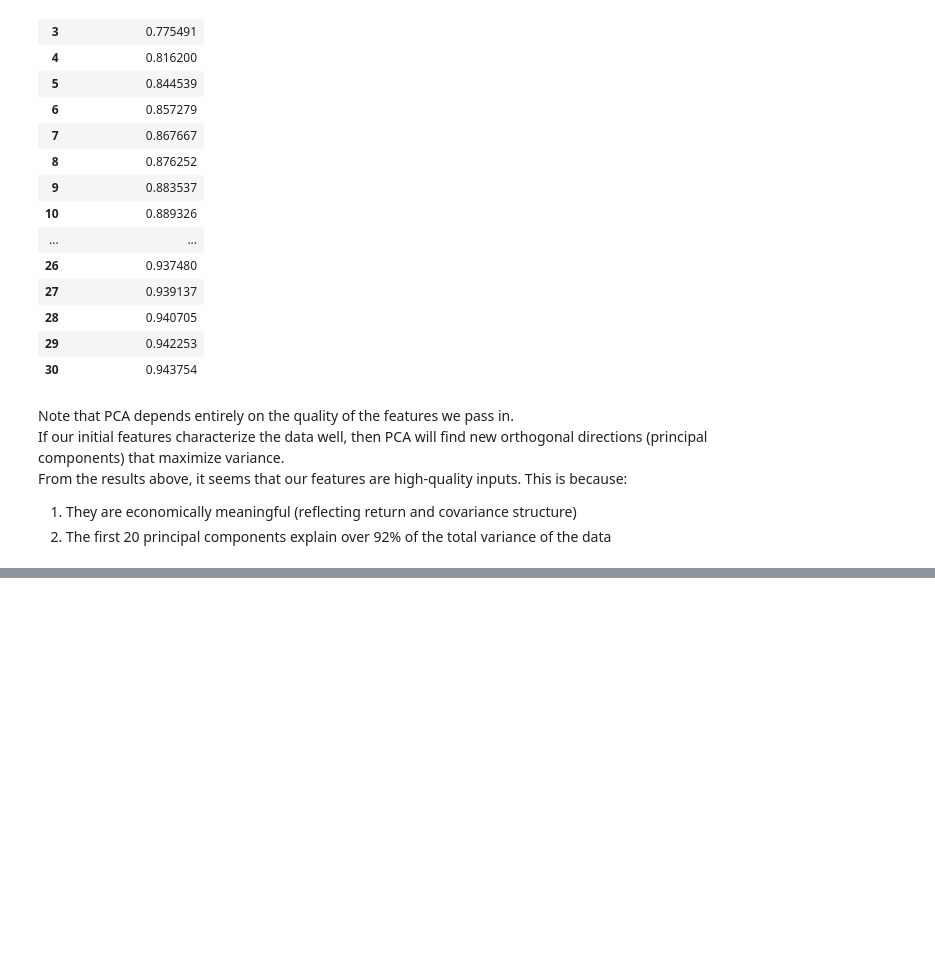
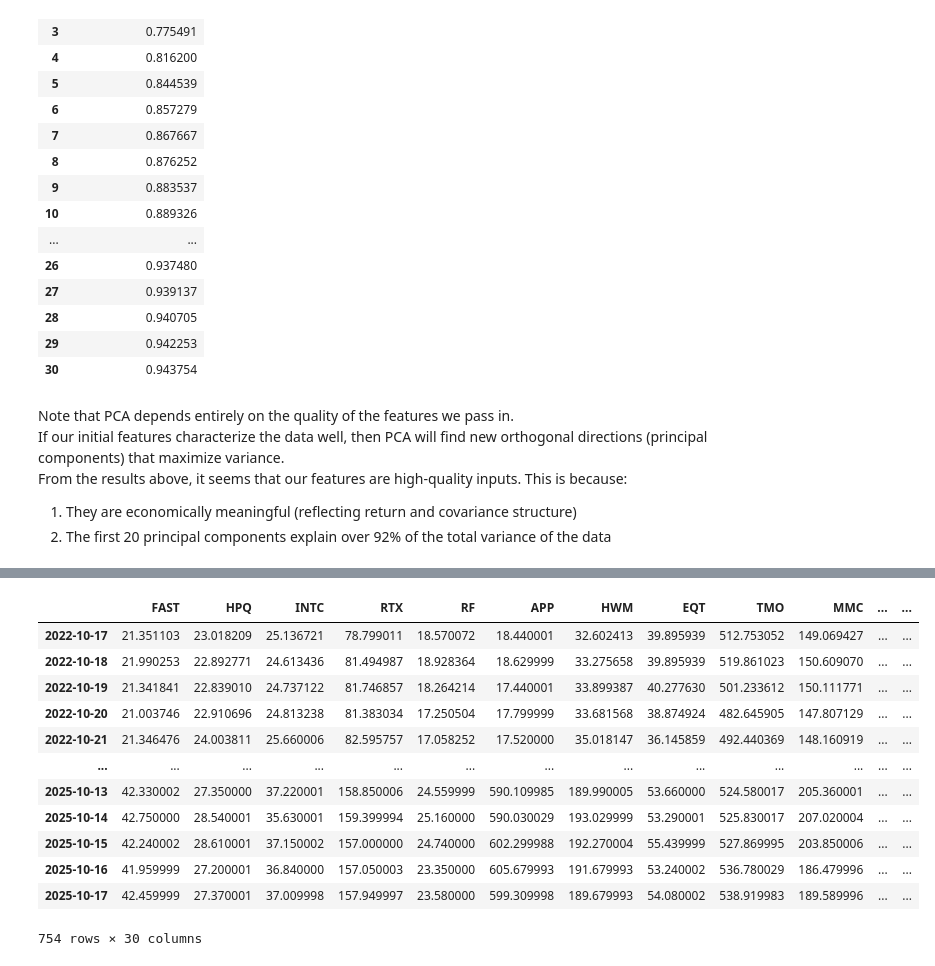
Before and after one commit to Taowen0806/SP500-Portfolio-Optimization, a Jupyter notebook: main.ipynb, the cells around one changed output, grey strips where cells are left out. Cells and saved outputs as stored; diff of their text form; code cells hidden in the pictures; blank space fills up the shorter version.

```diff
--- a/main.ipynb
+++ b/main.ipynb
@@ -308,0 +327,17 @@ k = number of clusters = portfolio size
+# %%
+n_clusters = 30
+cluster = KMeans(
+    algorithm='lloyd',
+    n_clusters=n_clusters,
+    max_iter=1000,
+    n_init=10,
+    random_state=42
+)
+cluster.fit(new_feature_matrix)
+
+centroids = cluster.cluster_centers_
+labels = cluster.labels_
+
+print('Shape of the centroids:', centroids.shape)
+print('\nLabels:')
+print(labels)
@@ -308,0 +362,9 @@ k = number of clusters = portfolio size
+# %%
+print('Stocks in each of the clusters:\n')
+
+stocks_array = np.array(stock_price.columns)
+
+for i in range(n_clusters):
+    print('Cluster {} has the following stocks:'.format(i))
+    stocks_in_cluster = stocks_array[labels == i]
+    print(stocks_in_cluster, '\n')
@@ -308,0 +392,11 @@ k = number of clusters = portfolio size
+# %%
+np.random.seed(42)
+
+portfolio = []
+for i in range(n_clusters):
+    stocks_in_cluster = stocks_array[labels==i]
+    chosen_stock = np.random.choice(stocks_in_cluster)
+    portfolio.append(chosen_stock)
+print('An example of a portfolio:')
+print(portfolio)
+print('\nPortfolio size:', len(portfolio))
@@ -308,0 +414,17 @@ k = number of clusters = portfolio size
+# %%
+portfolio_df = stock_price[portfolio]
+portfolio_df
+# %% [output]
+|  | FAST | HPQ | INTC | RTX | RF | APP | HWM | EQT | TMO | MMC | ... | ... |
+| 2022-10-17 | 21.351103 | 23.018209 | 25.136721 | 78.799011 | 18.570072 | 18.440001 | 32.602413 | 39.895939 | 512.753052 | 149.069427 | ... | ... |
+| 2022-10-18 | 21.990253 | 22.892771 | 24.613436 | 81.494987 | 18.928364 | 18.629999 | 33.275658 | 39.895939 | 519.861023 | 150.609070 | ... | ... |
+| 2022-10-19 | 21.341841 | 22.839010 | 24.737122 | 81.746857 | 18.264214 | 17.440001 | 33.899387 | 40.277630 | 501.233612 | 150.111771 | ... | ... |
+| 2022-10-20 | 21.003746 | 22.910696 | 24.813238 | 81.383034 | 17.250504 | 17.799999 | 33.681568 | 38.874924 | 482.645905 | 147.807129 | ... | ... |
+| 2022-10-21 | 21.346476 | 24.003811 | 25.660006 | 82.595757 | 17.058252 | 17.520000 | 35.018147 | 36.145859 | 492.440369 | 148.160919 | ... | ... |
+| ... | ... | ... | ... | ... | ... | ... | ... | ... | ... | ... | ... | ... |
+| 2025-10-13 | 42.330002 | 27.350000 | 37.220001 | 158.850006 | 24.559999 | 590.109985 | 189.990005 | 53.660000 | 524.580017 | 205.360001 | ... | ... |
+| 2025-10-14 | 42.750000 | 28.540001 | 35.630001 | 159.399994 | 25.160000 | 590.030029 | 193.029999 | 53.290001 | 525.830017 | 207.020004 | ... | ... |
+| 2025-10-15 | 42.240002 | 28.610001 | 37.150002 | 157.000000 | 24.740000 | 602.299988 | 192.270004 | 55.439999 | 527.869995 | 203.850006 | ... | ... |
+| 2025-10-16 | 41.959999 | 27.200001 | 36.840000 | 157.050003 | 23.350000 | 605.679993 | 191.679993 | 53.240002 | 536.780029 | 186.479996 | ... | ... |
+| 2025-10-17 | 42.459999 | 27.370001 | 37.009998 | 157.949997 | 23.580000 | 599.309998 | 189.679993 | 54.080002 | 538.919983 | 189.589996 | ... | ... |
+754 rows × 30 columns
```
Also changed, not shown: parts of 22 cells of this notebook.
